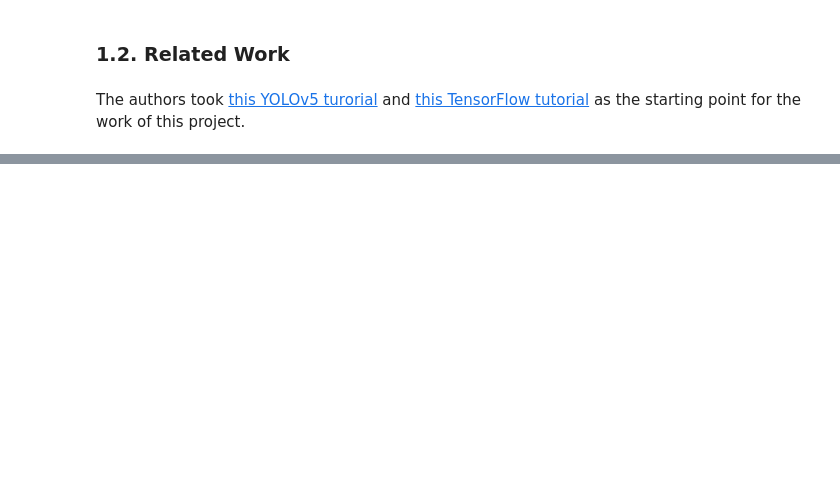
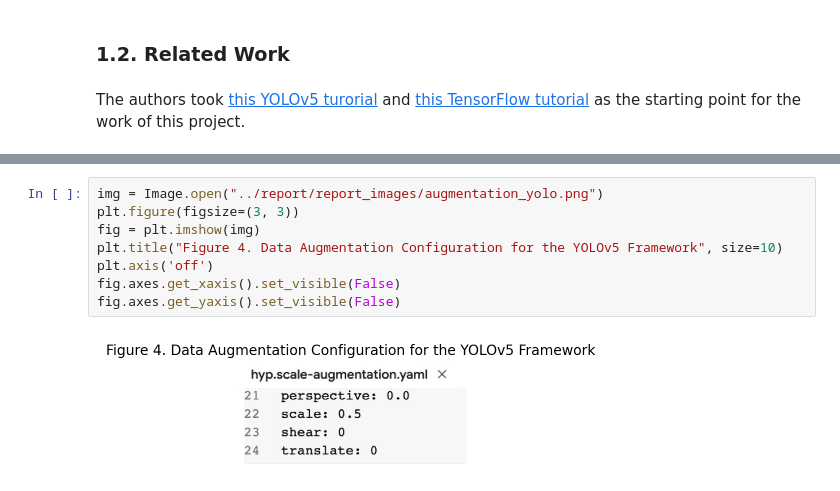
Before and after one commit to Romanvia93/traffic_sign_detection, a Jupyter notebook: report/traffic_sign_detection_report.ipynb, the cells around one changed output, grey strips where cells are left out. Cells and saved outputs as stored; diff of their text form; blank space fills up the shorter version.

```diff
--- a/report/traffic_sign_detection_report.ipynb
+++ b/report/traffic_sign_detection_report.ipynb
@@ -62,0 +84,10 @@ The authors took [this YOLOv5 turorial](https://colab.research.google.com/github
+# %%
+img = Image.open("../report/report_images/augmentation_yolo.png")
+plt.figure(figsize=(3, 3))
+fig = plt.imshow(img)
+plt.title("Figure 4. Data Augmentation Configuration for the YOLOv5 Framework", size=10)
+plt.axis('off')
+fig.axes.get_xaxis().set_visible(False)
+fig.axes.get_yaxis().set_visible(False)
+# %% [output]
+[figure, added]
```
Also changed, not shown: parts of 22 cells of this notebook, 1 other file.
